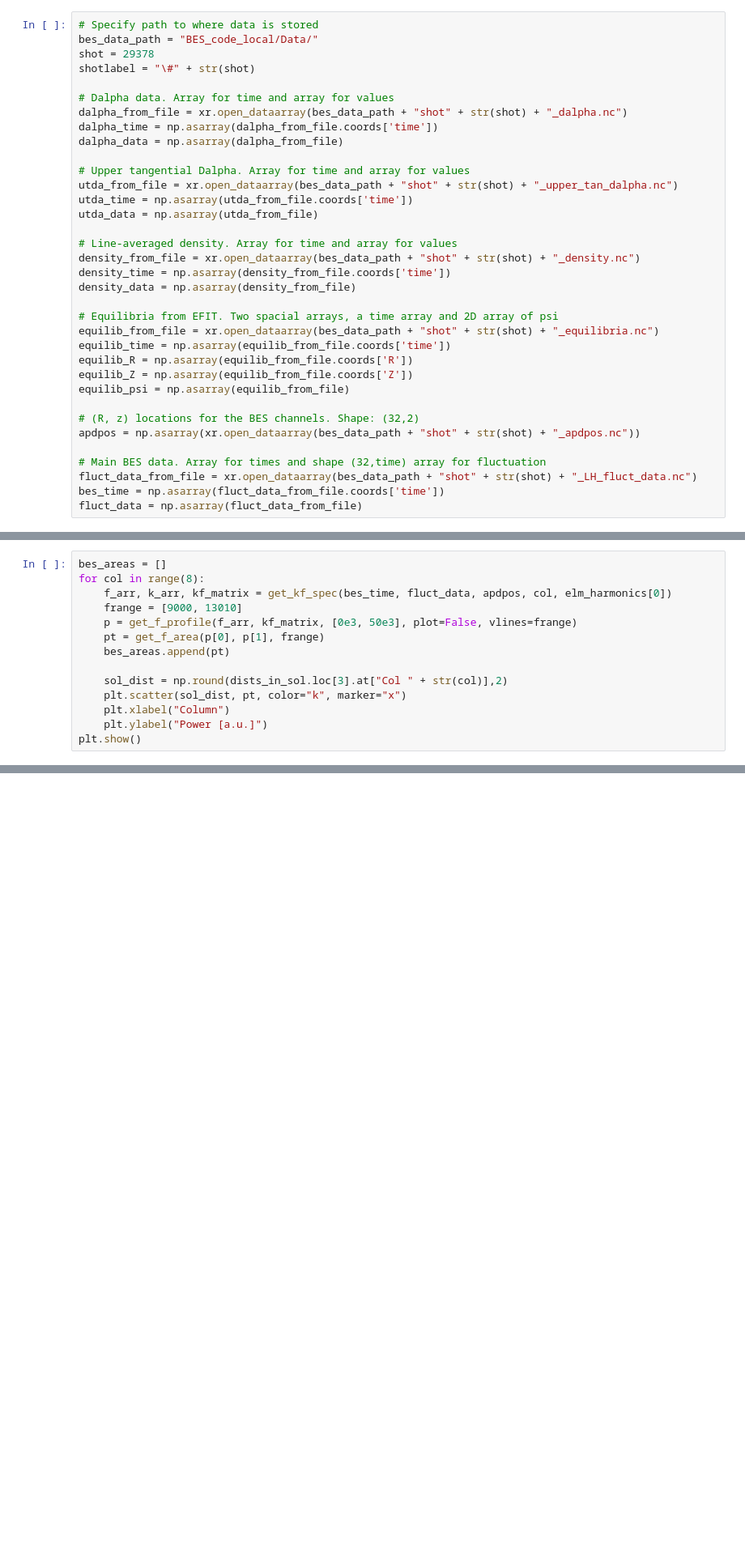
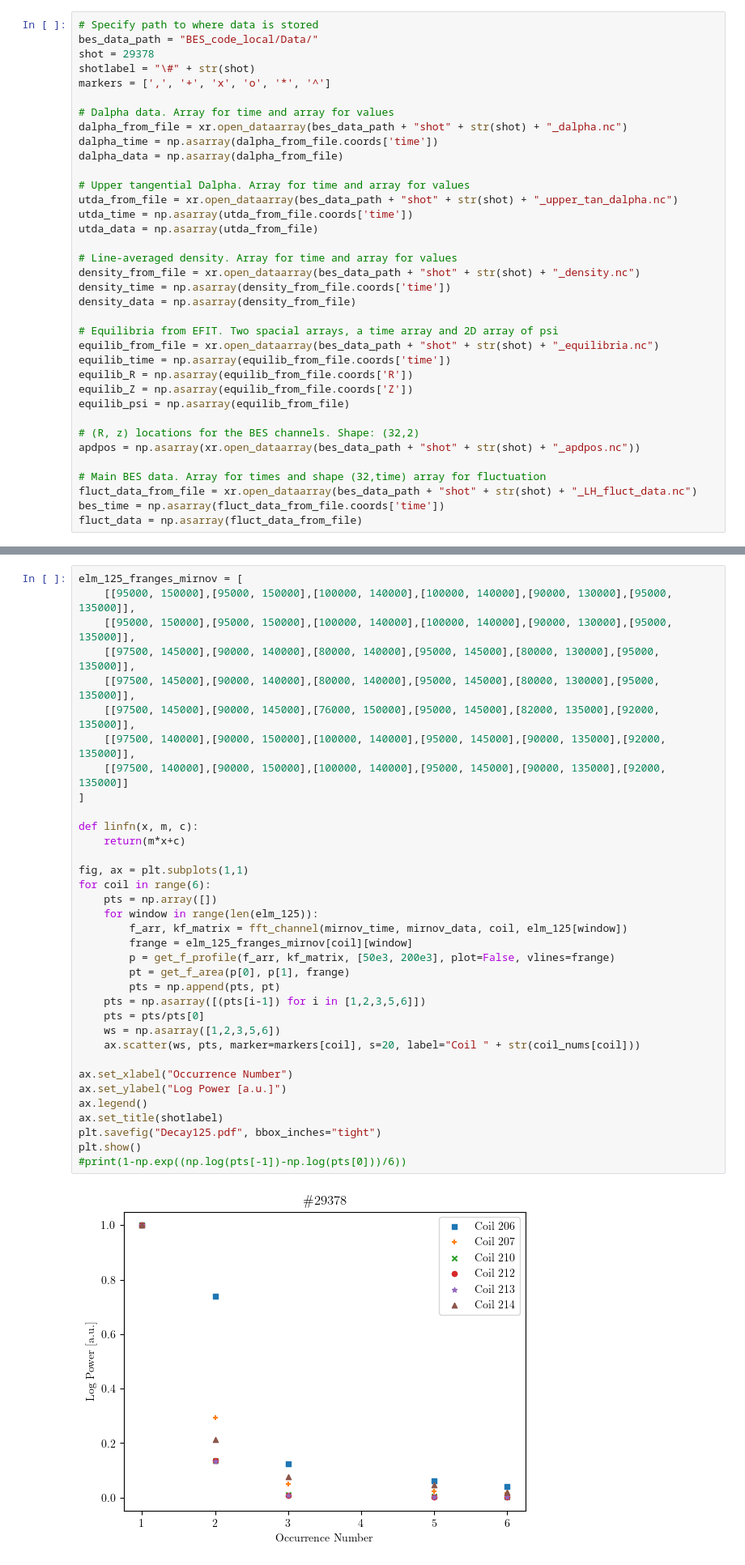
Before and after one commit to ajcaplan/Project_Work, a Jupyter notebook: powers.ipynb, the cells around one changed output, grey strips where cells are left out. Shown at 81% size. Cells and saved outputs as stored; diff of their text form; blank space fills up the shorter version.

Commit message:
radial profiles, made final MWE

```diff
--- a/powers.ipynb
+++ b/powers.ipynb
@@ -18,6 +18,7 @@ Load BES data from various NETCDF files
 bes_data_path = "BES_code_local/Data/"
 shot = 29378
 shotlabel = "\#" + str(shot)
+markers = [',', '+', 'x', 'o', '*', '^']
 
 # Dalpha data. Array for time and array for values
 dalpha_from_file = xr.open_dataarray(bes_data_path + "shot" + str(shot) + "_dalpha.nc")
@@ -249,14 +272,0 @@ elm_harmonics = [[i-0.0025, i+0.0025] for i in centres]
-# %%
-bes_areas = []
-for col in range(8):
-    f_arr, k_arr, kf_matrix = get_kf_spec(bes_time, fluct_data, apdpos, col, elm_harmonics[0])
-    frange = [9000, 13010]
-    p = get_f_profile(f_arr, kf_matrix, [0e3, 50e3], plot=False, vlines=frange)
-    pt = get_f_area(p[0], p[1], frange)
-    bes_areas.append(pt)
-
-    sol_dist = np.round(dists_in_sol.loc[3].at["Col " + str(col)],2)
-    plt.scatter(sol_dist, pt, color="k", marker="x")
-    plt.xlabel("Column")
-    plt.ylabel("Power [a.u.]")
-plt.show()
@@ -264,0 +275,37 @@ plt.show()
+# %%
+elm_125_franges_mirnov = [
+    [[95000, 150000],[95000, 150000],[100000, 140000],[100000, 140000],[90000, 130000],[95000, 135000]],
+    [[95000, 150000],[95000, 150000],[100000, 140000],[100000, 140000],[90000, 130000],[95000, 135000]],
+    [[97500, 145000],[90000, 140000],[80000, 140000],[95000, 145000],[80000, 130000],[95000, 135000]],
+    [[97500, 145000],[90000, 140000],[80000, 140000],[95000, 145000],[80000, 130000],[95000, 135000]],
+    [[97500, 145000],[90000, 145000],[76000, 150000],[95000, 145000],[82000, 135000],[92000, 135000]],
+    [[97500, 140000],[90000, 150000],[100000, 140000],[95000, 145000],[90000, 135000],[92000, 135000]],
+    [[97500, 140000],[90000, 150000],[100000, 140000],[95000, 145000],[90000, 135000],[92000, 135000]]
+]
+
+def linfn(x, m, c):
+    return(m*x+c)
+
+fig, ax = plt.subplots(1,1)
+for coil in range(6):
+    pts = np.array([])
+    for window in range(len(elm_125)):
+        f_arr, kf_matrix = fft_channel(mirnov_time, mirnov_data, coil, elm_125[window])
+        frange = elm_125_franges_mirnov[coil][window]
+        p = get_f_profile(f_arr, kf_matrix, [50e3, 200e3], plot=False, vlines=frange)
+        pt = get_f_area(p[0], p[1], frange)
+        pts = np.append(pts, pt)
+    pts = np.asarray([(pts[i-1]) for i in [1,2,3,5,6]])
+    pts = pts/pts[0]
+    ws = np.asarray([1,2,3,5,6])
+    ax.scatter(ws, pts, marker=markers[coil], s=20, label="Coil " + str(coil_nums[coil]))
+
+ax.set_xlabel("Occurrence Number")
+ax.set_ylabel("Log Power [a.u.]")
+ax.legend()
+ax.set_title(shotlabel)
+plt.savefig("Decay125.pdf", bbox_inches="tight")
+plt.show()
+#print(1-np.exp((np.log(pts[-1])-np.log(pts[0]))/6))
+# %% [output]
+[figure, added]
```
Also changed, not shown: parts of 15 cells of this notebook, 3 other files.
